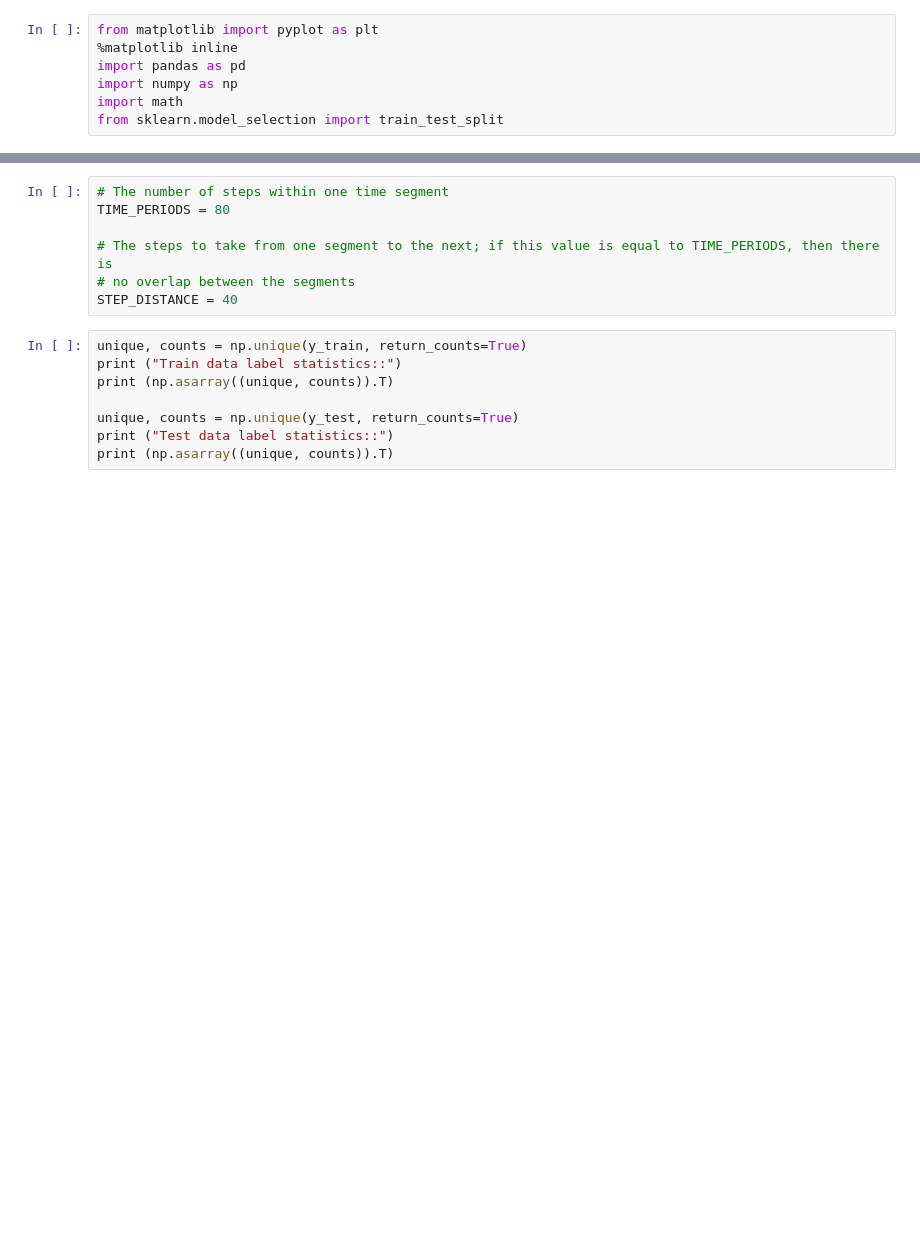
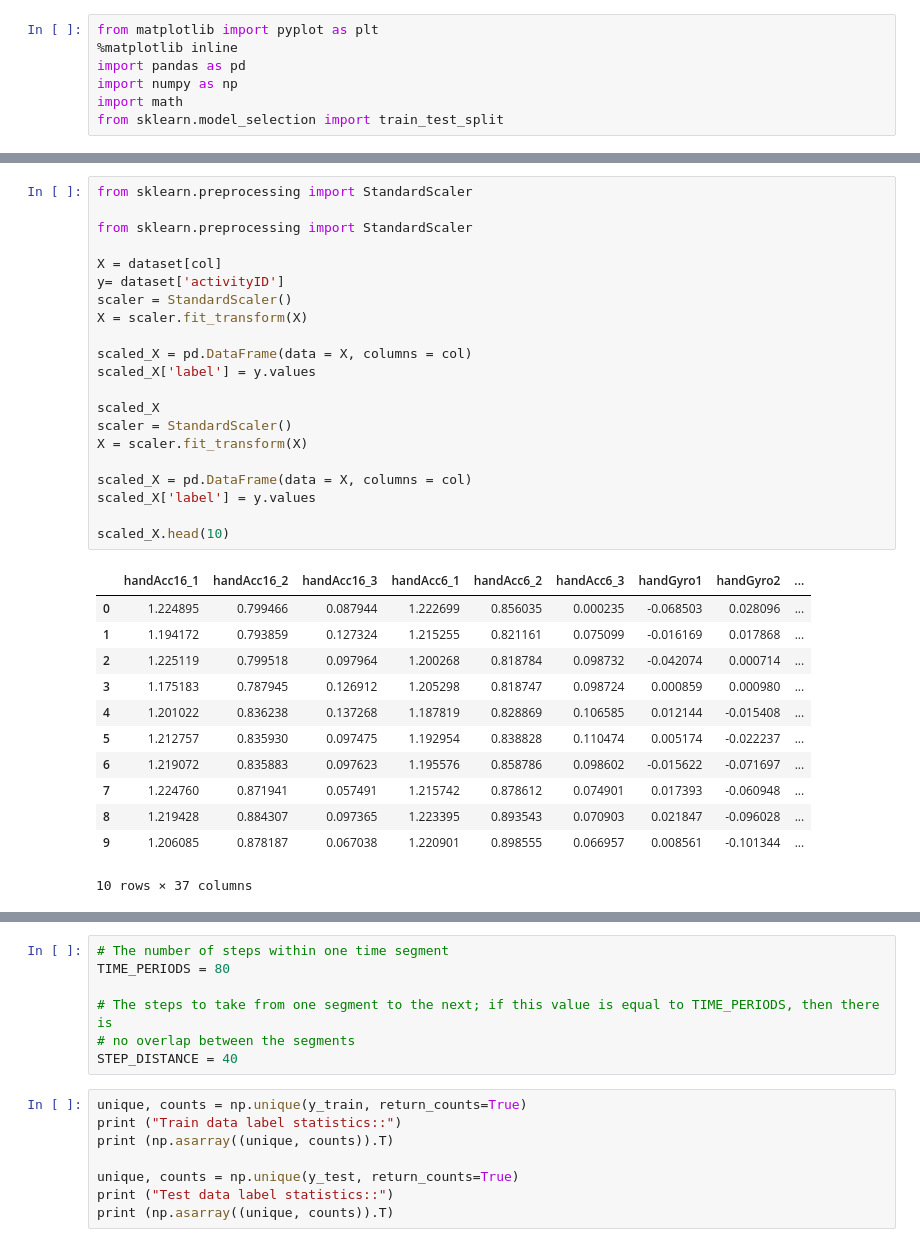
Before and after one commit to kimtaeyoon20031220/machine-learning-gcu, a Jupyter notebook: HAR/MOD1/MOD1-pamap2.ipynb, the cells around one changed output, grey strips where cells are left out. Saved outputs shown, nothing was run; the diff lists cells and outputs as text; blank space fills up the shorter version.

```diff
--- a/HAR/MOD1/MOD1-pamap2.ipynb
+++ b/HAR/MOD1/MOD1-pamap2.ipynb
@@ -55,0 +40,34 @@ scaled_X_train.head(10)
+# %%
+from sklearn.preprocessing import StandardScaler
+
+from sklearn.preprocessing import StandardScaler
+
+X = dataset[col]
+y= dataset['activityID']
+scaler = StandardScaler()
+X = scaler.fit_transform(X)
+
+scaled_X = pd.DataFrame(data = X, columns = col)
+scaled_X['label'] = y.values
+
+scaled_X
+scaler = StandardScaler()
+X = scaler.fit_transform(X)
+
+scaled_X = pd.DataFrame(data = X, columns = col)
+scaled_X['label'] = y.values
+
+scaled_X.head(10)
+# %% [output]
+|  | handAcc16_1 | handAcc16_2 | handAcc16_3 | handAcc6_1 | handAcc6_2 | handAcc6_3 | handGyro1 | handGyro2 | ... |
+| 0 | 1.224895 | 0.799466 | 0.087944 | 1.222699 | 0.856035 | 0.000235 | -0.068503 | 0.028096 | ... |
+| 1 | 1.194172 | 0.793859 | 0.127324 | 1.215255 | 0.821161 | 0.075099 | -0.016169 | 0.017868 | ... |
+| 2 | 1.225119 | 0.799518 | 0.097964 | 1.200268 | 0.818784 | 0.098732 | -0.042074 | 0.000714 | ... |
+| 3 | 1.175183 | 0.787945 | 0.126912 | 1.205298 | 0.818747 | 0.098724 | 0.000859 | 0.000980 | ... |
+| 4 | 1.201022 | 0.836238 | 0.137268 | 1.187819 | 0.828869 | 0.106585 | 0.012144 | -0.015408 | ... |
+| 5 | 1.212757 | 0.835930 | 0.097475 | 1.192954 | 0.838828 | 0.110474 | 0.005174 | -0.022237 | ... |
+| 6 | 1.219072 | 0.835883 | 0.097623 | 1.195576 | 0.858786 | 0.098602 | -0.015622 | -0.071697 | ... |
+| 7 | 1.224760 | 0.871941 | 0.057491 | 1.215742 | 0.878612 | 0.074901 | 0.017393 | -0.060948 | ... |
+| 8 | 1.219428 | 0.884307 | 0.097365 | 1.223395 | 0.893543 | 0.070903 | 0.021847 | -0.096028 | ... |
+| 9 | 1.206085 | 0.878187 | 0.067038 | 1.220901 | 0.898555 | 0.066957 | 0.008561 | -0.101344 | ... |
+10 rows × 37 columns
```
Also changed, not shown: parts of 13 cells of this notebook.
